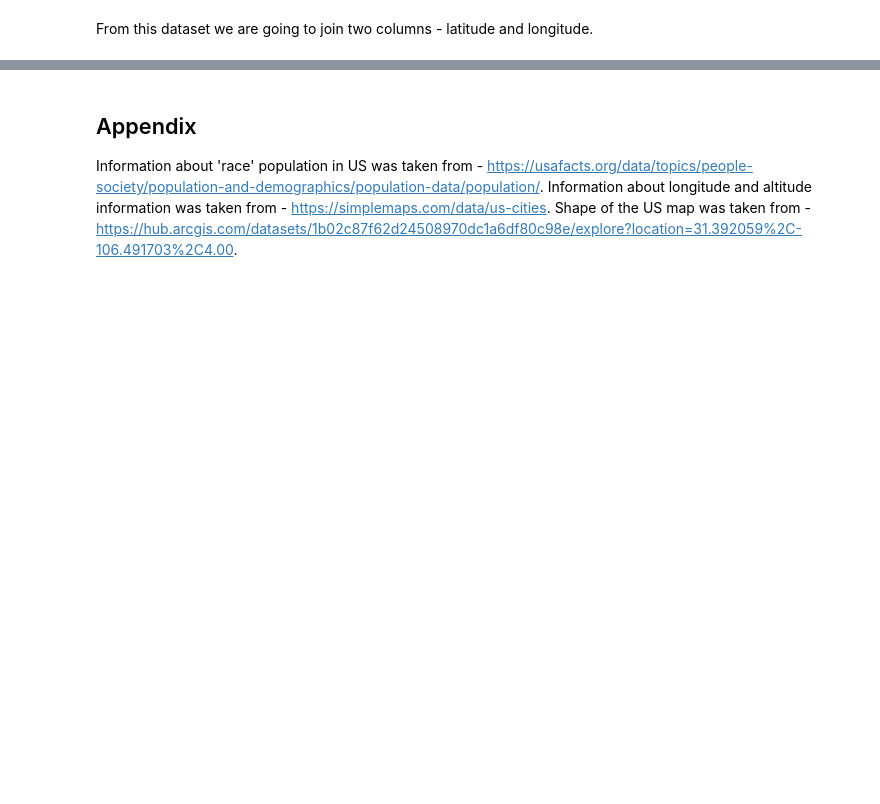
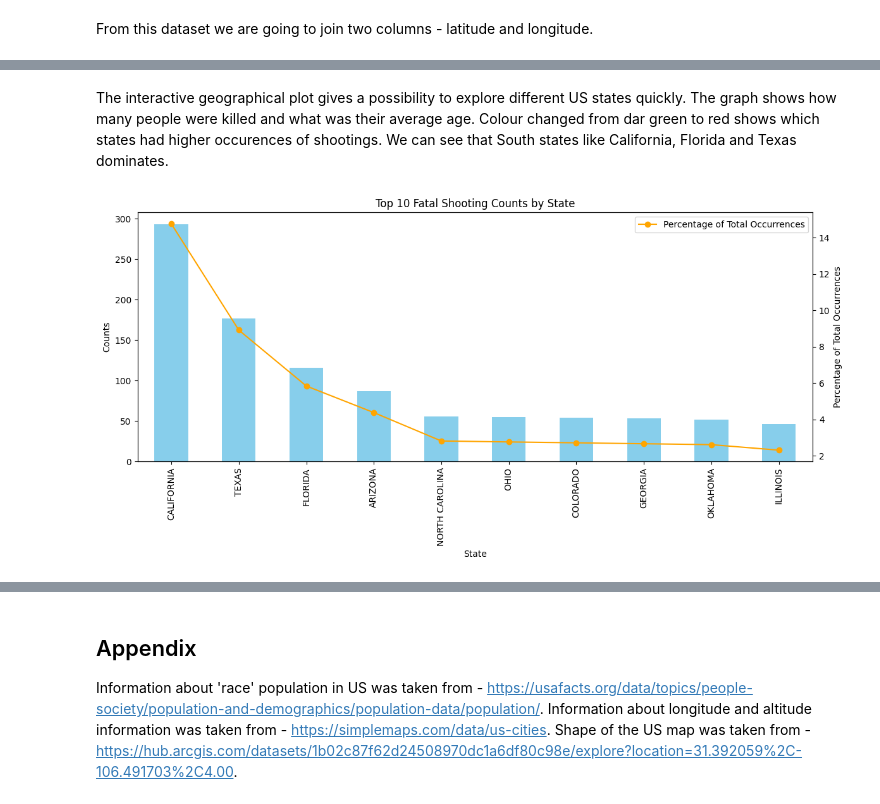
Before and after one commit to gyse3054/Turing-College, a Jupyter notebook: capstone.ipynb, the cells around one changed output, grey strips where cells are left out. Drawn from its saved outputs; the diff is of its cells as text; code cells hidden in the pictures; blank space fills up the shorter version.

```diff
--- a/capstone.ipynb
+++ b/capstone.ipynb
@@ -847,0 +620,25 @@ plt.show()
+# %% [markdown]
+The interactive geographical plot gives a possibility to explore different US states quickly. The graph shows how many people were killed and what was their average age. Colour changed from dar green to red shows which states had higher occurences of shootings. We can see that South states like California, Florida and Texas dominates.
+# %%
+state_counts = data_no_nulls['state_name'].value_counts()
+
+state_percentages = (state_counts / len(data_no_nulls)) * 100
+
+top_10_states = state_counts.head(10)
+
+plt.figure(figsize=(12, 6))
+top_10_states.plot(kind='bar', color='skyblue', label='Fatal Shooting Counts')
+plt.title('Top 10 Fatal Shooting Counts by State')
+plt.xlabel('State')
+plt.ylabel('Counts')
+
+ax2 = plt.twinx()
+state_percentages[top_10_states.index].plot(ax=ax2, color='orange', marker='o', label='Percentage of Total Occurrences')
+
+plt.ylabel('Percentage of Total Occurrences')
+plt.legend(loc='upper right')
+
+plt.tight_layout()
+plt.show()
+# %% [output]
+[figure, added]
```
Also changed, not shown: parts of 66 cells of this notebook, 1 other file.
